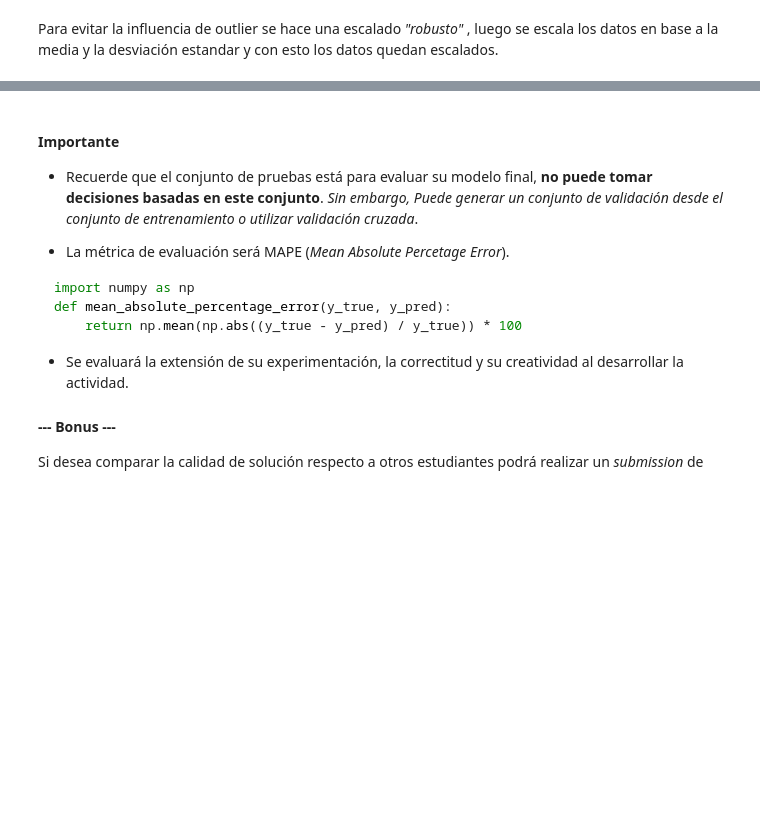
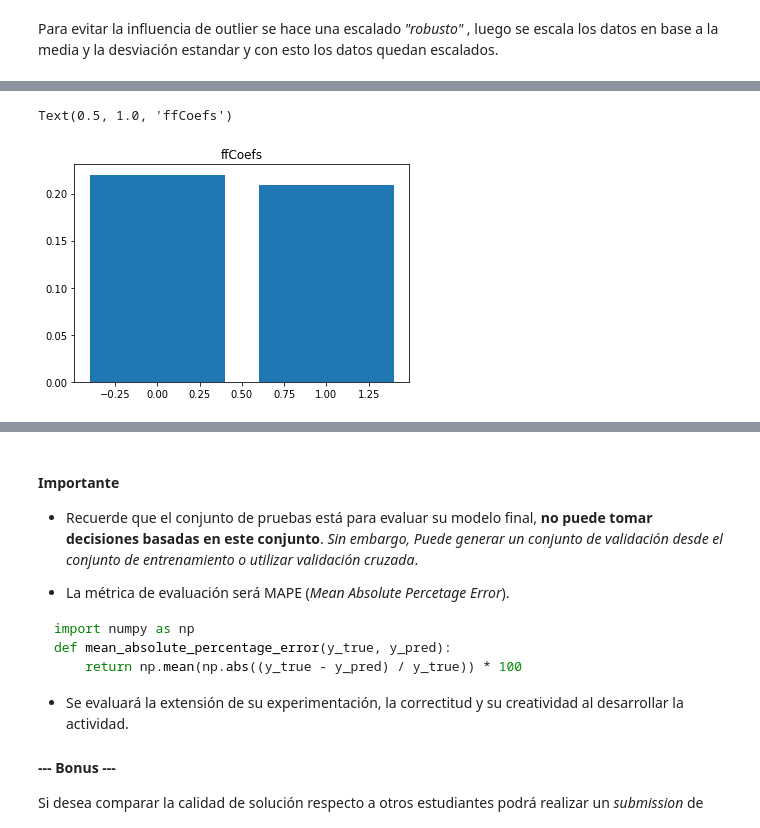
Before and after one commit to Sebaatd/MachineLearning-T1, a Jupyter notebook: Enunciado.ipynb, the cells around one changed output, grey strips where cells are left out. Drawn from its saved outputs; the diff is of its cells as text; code cells hidden in the pictures; blank space fills up the shorter version.

```diff
--- a/Enunciado.ipynb
+++ b/Enunciado.ipynb
@@ -1028,0 +1123,6 @@ new_faceGist_train = scale(faceGist_train)
+# %%
+plt.bar(height = [f1score_ffcoefs_train, f1score_ffcoefs_test], x = list(range(2)))
+plt.title('ffCoefs')
+# %% [output]
+Text(0.5, 1.0, 'ffCoefs')
+[figure, added]
```
Also changed, not shown: parts of 28 cells of this notebook, 3 other files.
